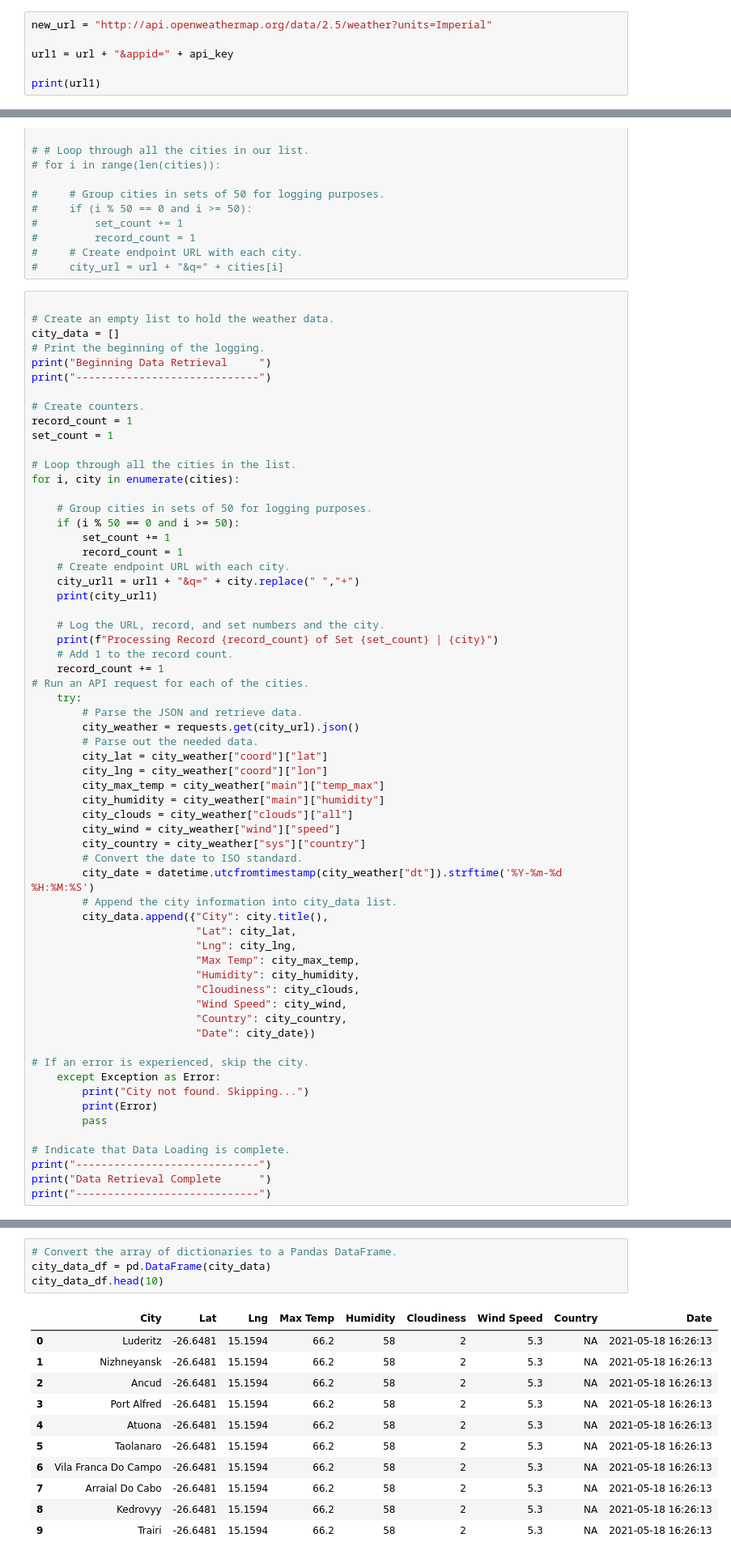
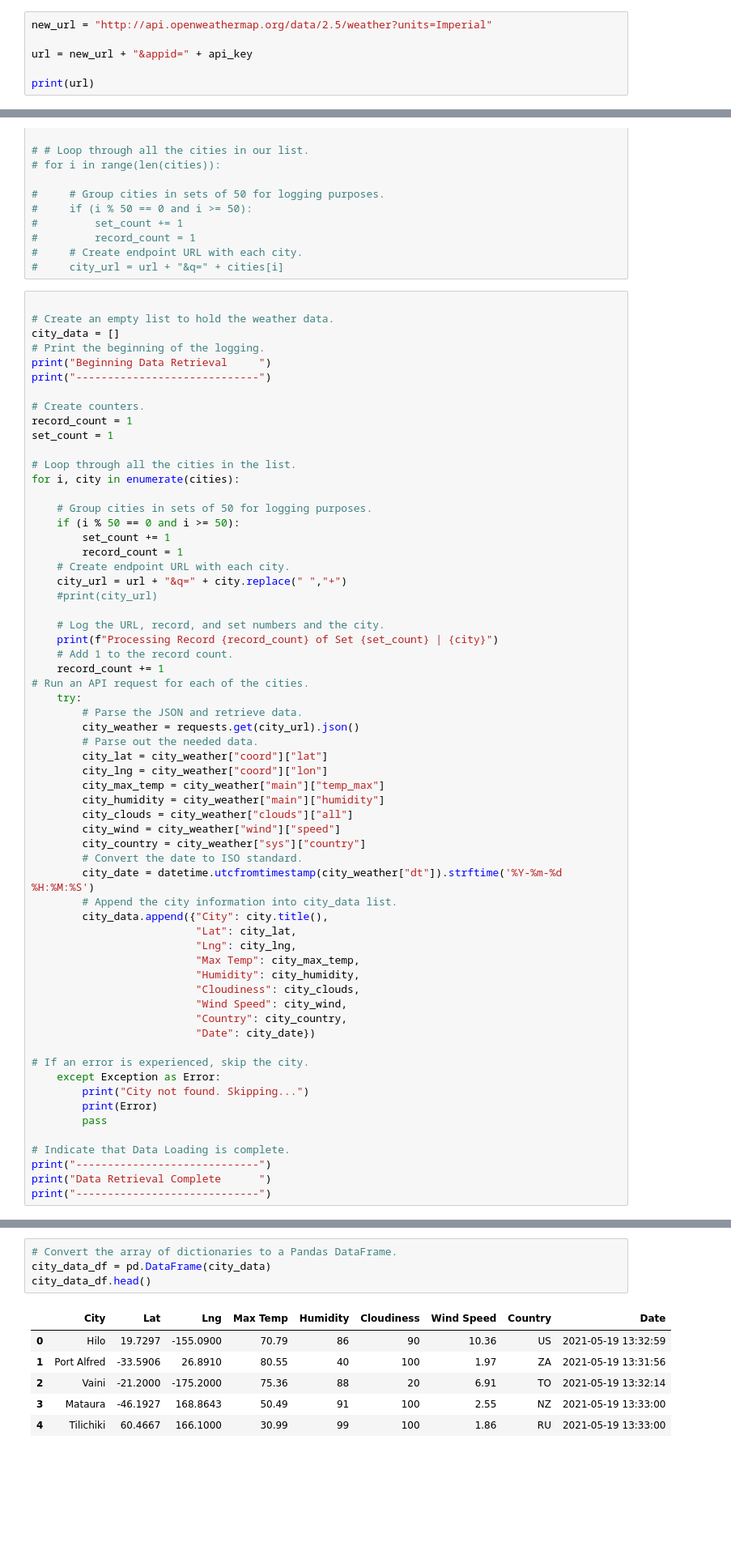
Before and after one commit to Komal77rao/World_weather_analysis, a Jupyter notebook: WeatherPy.ipynb, the cells around one changed output, grey strips where cells are left out. Shown: that part at 81% size. Cells and saved outputs as stored; diff of their text form; blank space fills up the shorter version.

```diff
--- a/WeatherPy.ipynb
+++ b/WeatherPy.ipynb
@@ -58,7 +80,7 @@ from config import api_key
 # %%
 new_url = "http://api.openweathermap.org/data/2.5/weather?units=Imperial"
 
-url1 = url + "&appid=" + api_key
+url = new_url + "&appid=" + api_key
 
-print(url1)
+print(url)
 # %% [output]
@@ -105,8 +127,8 @@ for i, city in enumerate(cities):
         set_count += 1
         record_count = 1
     # Create endpoint URL with each city.
-    city_url1 = url1 + "&q=" + city.replace(" ","+")
-    print(city_url1)
+    city_url = url + "&q=" + city.replace(" ","+")
+    #print(city_url)
 
     # Log the URL, record, and set numbers and the city.
     print(f"Processing Record {record_count} of Set {set_count} | {city}")
@@ -168,19 +190,14 @@ Data Retrieval Complete
 # %%
 # Convert the array of dictionaries to a Pandas DataFrame.
 city_data_df = pd.DataFrame(city_data)
-city_data_df.head(10)
+city_data_df.head()
 # %% [output]
 |  | City | Lat | Lng | Max Temp | Humidity | Cloudiness | Wind Speed | Country | Date |
-| 0 | Luderitz | -26.6481 | 15.1594 | 66.2 | 58 | 2 | 5.3 | NA | 2021-05-18 16:26:13 |
-| 1 | Nizhneyansk | -26.6481 | 15.1594 | 66.2 | 58 | 2 | 5.3 | NA | 2021-05-18 16:26:13 |
-| 2 | Ancud | -26.6481 | 15.1594 | 66.2 | 58 | 2 | 5.3 | NA | 2021-05-18 16:26:13 |
-| 3 | Port Alfred | -26.6481 | 15.1594 | 66.2 | 58 | 2 | 5.3 | NA | 2021-05-18 16:26:13 |
-| 4 | Atuona | -26.6481 | 15.1594 | 66.2 | 58 | 2 | 5.3 | NA | 2021-05-18 16:26:13 |
-| 5 | Taolanaro | -26.6481 | 15.1594 | 66.2 | 58 | 2 | 5.3 | NA | 2021-05-18 16:26:13 |
-| 6 | Vila Franca Do Campo | -26.6481 | 15.1594 | 66.2 | 58 | 2 | 5.3 | NA | 2021-05-18 16:26:13 |
-| 7 | Arraial Do Cabo | -26.6481 | 15.1594 | 66.2 | 58 | 2 | 5.3 | NA | 2021-05-18 16:26:13 |
-| 8 | Kedrovyy | -26.6481 | 15.1594 | 66.2 | 58 | 2 | 5.3 | NA | 2021-05-18 16:26:13 |
-| 9 | Trairi | -26.6481 | 15.1594 | 66.2 | 58 | 2 | 5.3 | NA | 2021-05-18 16:26:13 |
+| 0 | Hilo | 19.7297 | -155.0900 | 70.79 | 86 | 90 | 10.36 | US | 2021-05-19 13:32:59 |
+| 1 | Port Alfred | -33.5906 | 26.8910 | 80.55 | 40 | 100 | 1.97 | ZA | 2021-05-19 13:31:56 |
+| 2 | Vaini | -21.2000 | -175.2000 | 75.36 | 88 | 20 | 6.91 | TO | 2021-05-19 13:32:14 |
+| 3 | Mataura | -46.1927 | 168.8643 | 50.49 | 91 | 100 | 2.55 | NZ | 2021-05-19 13:33:00 |
+| 4 | Tilichiki | 60.4667 | 166.1000 | 30.99 | 99 | 100 | 1.86 | RU | 2021-05-19 13:33:00 |
 # %%
 new_order= ["City", "Country", "Date", "Lat", "Lng", "Max Temp", "Humidity", "Cloudiness", "Wind Speed"]
 # %%
```
Also changed, not shown: parts of 9 cells of this notebook, 5 other files.
